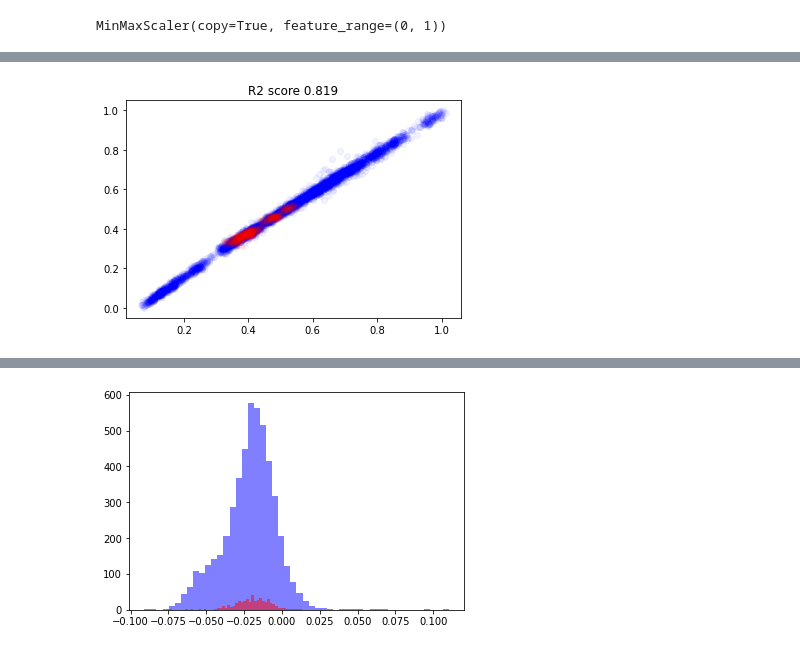
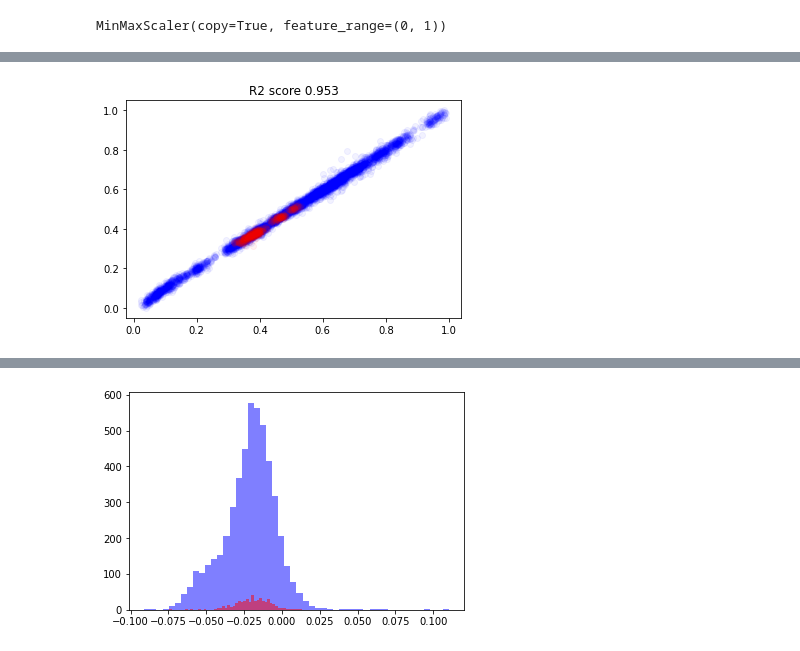
Before and after one commit to Smartsie/Invest, a Jupyter notebook: Invest_with_Currency.ipynb, the cells around one changed output, grey strips where cells are left out. Drawn from its saved outputs; the diff is of its cells as text; code cells hidden in the pictures.

Commit message:
Corrected the hybrid model

```diff
--- a/Invest_with_Currency.ipynb
+++ b/Invest_with_Currency.ipynb
@@ -382,7 +427,7 @@ data_scaled.index=data.index
 past=20
 future=4
 train_split=5000
-batch_size=32
+batch_size=64
 sequence_length=past
 
 X=data_scaled
@@ -393,8 +438,8 @@ X_test=X[train_split+1:]
 y_train=y[:train_split]
 y_test=y[train_split+1:]
 # %%
-train_dataset = TimeseriesGenerator(X_train, y_train, length=past, batch_size=128)
-test_dataset = TimeseriesGenerator(X_test, y_test, length=past, batch_size=128)
+train_dataset = TimeseriesGenerator(X_train, y_train, length=past, batch_size=batch_size)
+test_dataset = TimeseriesGenerator(X_test, y_test, length=past, batch_size=batch_size)
 inputs, targets = train_dataset[0]
 print("Input shape:", inputs.shape)
 print("Target shape:", targets.shape)
@@ -485,5 +530,5 @@ Trainable params: 32,133
 Non-trainable params: 0
 _________________________________________________________________
 # %%
-model.summary()
+model=LSTM_model()
 # %% [output]
@@ -505,5 +549,5 @@ Trainable params: 32,133
 Non-trainable params: 0
 _________________________________________________________________
 # %%
-history=model.fit(train_dataset,epochs=200,validation_data=test_dataset)
+history=model.fit(train_dataset,epochs=100,validation_data=test_dataset,batch_size=1)
 # %% [output]
@@ -531,12 +578,12 @@ visualize_loss(history, "Training and Validation Loss")
 # %%
 pred_train=model.predict(train_dataset)
 pred_test=model.predict(test_dataset)
-plt.scatter(pred_train,y_train[past:],alpha=0.05,color='blue')
-plt.scatter(pred_test,y_test[past:],alpha=0.05,color='red')
+plt.scatter(pred_train,y_train[past:].values,alpha=0.05,color='blue')
+plt.scatter(pred_test,y_test[past:].values,alpha=0.05,color='red')
 plt.title("R2 score %0.3f"%r2_score(y_test[past:],pred_test))
 plt.show()
 # %% [output]
-[figure, old version]
+[figure, new version]
 # %%
 results_train=pd.DataFrame(y_train[past:])
 results_train['Preds']=pred_train
```
Also changed, not shown: parts of 19 cells of this notebook.
